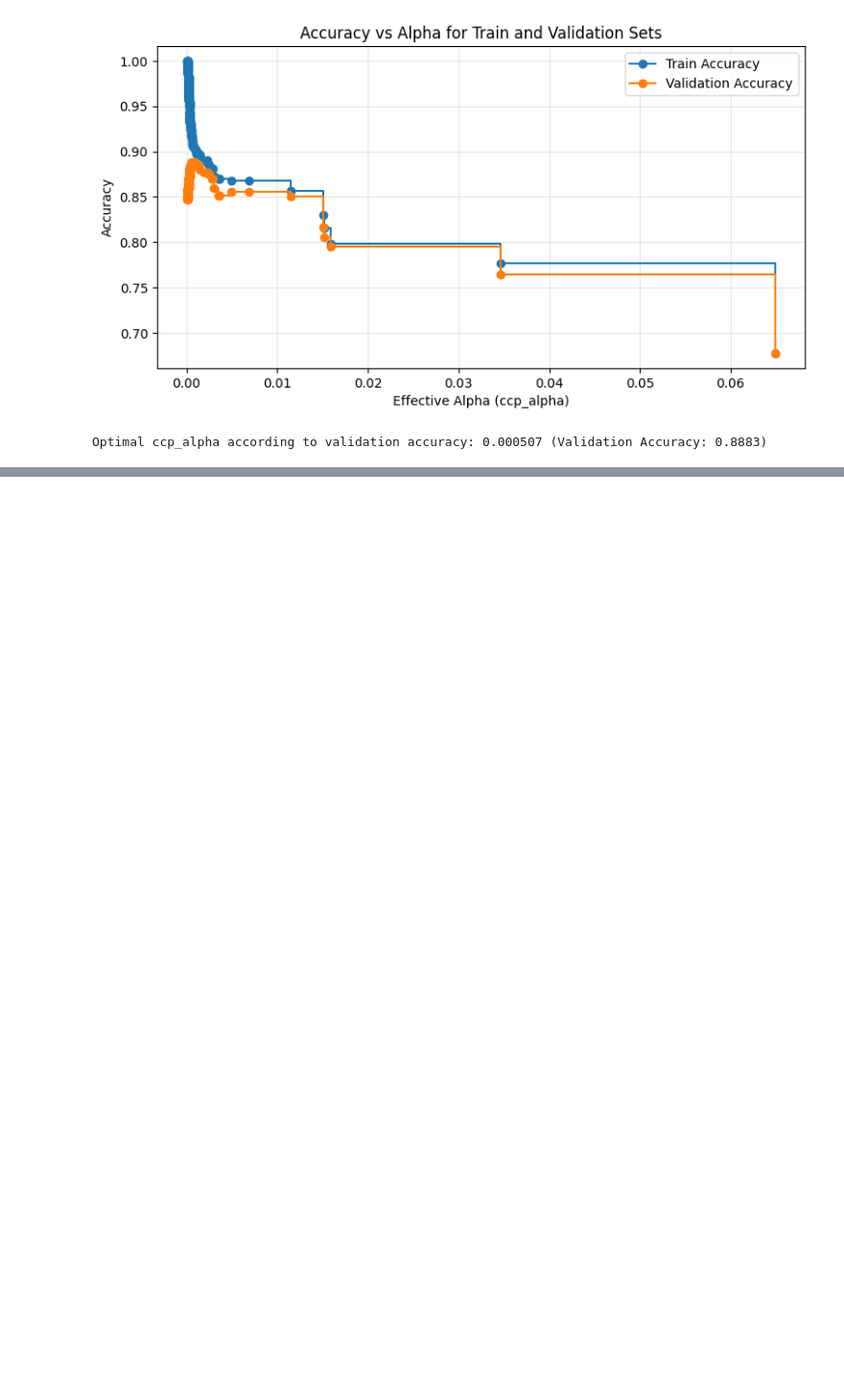
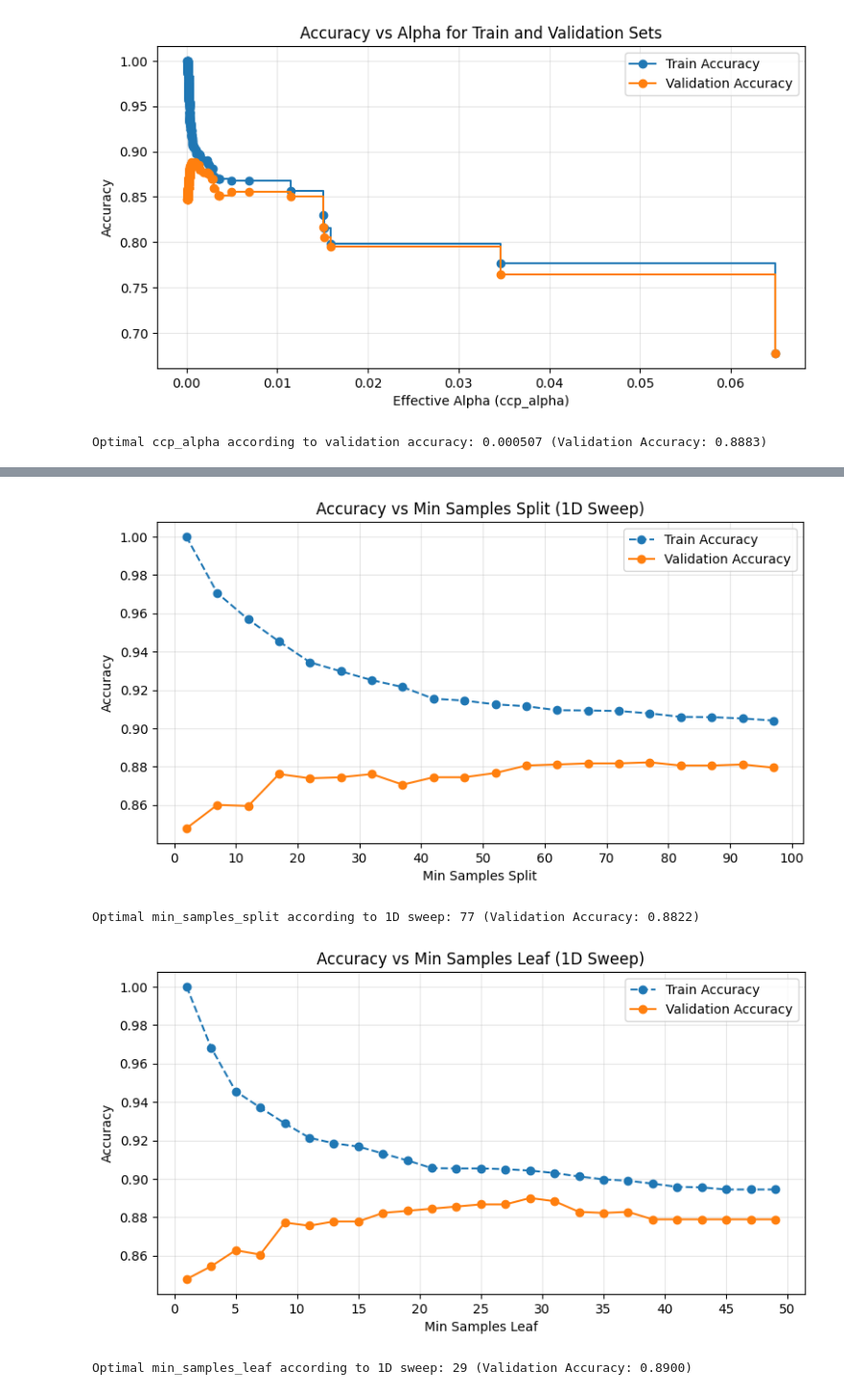
Before and after one commit to yaelelazari/ML_Project, a Jupyter notebook: Airline_Project_Part_B_Group3.ipynb, the cells around one changed output, grey strips where cells are left out. Shown at 96% size. Saved outputs shown, nothing was run; the diff lists cells and outputs as text; code cells hidden in the pictures; blank space fills up the shorter version.

```diff
--- a/Airline_Project_Part_B_Group3.ipynb
+++ b/Airline_Project_Part_B_Group3.ipynb
@@ -971,0 +1078,71 @@ Optimal ccp_alpha according to validation accuracy: 0.000507 (Validation Accurac
+# %%
+# ==============================================================================
+# כיוונון 1D עבור min_samples_split ו-min_samples_leaf
+# ==============================================================================
+
+import numpy as np
+import pandas as pd
+import matplotlib.pyplot as plt
+from sklearn.tree import DecisionTreeClassifier
+from sklearn.metrics import accuracy_score
+
+# ------------------------------------------------------------------------------
+# סריקת 1D עבור min_samples_split
+# ------------------------------------------------------------------------------
+min_samples_split_list = np.arange(2, 101, 5)
+train_accs_split = []
+valid_accs_split = []
+
+for split in min_samples_split_list:
+    clf = DecisionTreeClassifier(min_samples_split=split, random_state=RANDOM_STATE)
+    clf.fit(X_train_preprocessed, y_train_dt)
+    train_accs_split.append(accuracy_score(y_train_dt, clf.predict(X_train_preprocessed)))
+    valid_accs_split.append(accuracy_score(y_valid_dt, clf.predict(X_valid_preprocessed)))
+
+plt.figure(figsize=(9, 4.5))
+plt.plot(min_samples_split_list, train_accs_split, marker='o', label='Train Accuracy', linestyle='--')
+plt.plot(min_samples_split_list, valid_accs_split, marker='o', label='Validation Accuracy')
+plt.xlabel('Min Samples Split')
+plt.ylabel('Accuracy')
+plt.title('Accuracy vs Min Samples Split (1D Sweep)')
+plt.xticks(np.arange(0, 101, 10))
+plt.legend()
+plt.grid(alpha=0.3)
+plt.show()
+
+best_split_idx = np.argmax(valid_accs_split)
+best_split_val = min_samples_split_list[best_split_idx]
+print(f'Optimal min_samples_split according to 1D sweep: {best_split_val} (Validation Accuracy: {valid_accs_split[best_split_idx]:.4f})')
+
+# ------------------------------------------------------------------------------
+# סריקת 1D עבור min_samples_leaf
+# ------------------------------------------------------------------------------
+min_samples_leaf_list = np.arange(1, 51, 2)
+train_accs_leaf = []
+valid_accs_leaf = []
+
+for leaf in min_samples_leaf_list:
+    clf = DecisionTreeClassifier(min_samples_leaf=leaf, random_state=RANDOM_STATE)
+    clf.fit(X_train_preprocessed, y_train_dt)
+    train_accs_leaf.append(accuracy_score(y_train_dt, clf.predict(X_train_preprocessed)))
+    valid_accs_leaf.append(accuracy_score(y_valid_dt, clf.predict(X_valid_preprocessed)))
+
+plt.figure(figsize=(9, 4.5))
+plt.plot(min_samples_leaf_list, train_accs_leaf, marker='o', label='Train Accuracy', linestyle='--')
+plt.plot(min_samples_leaf_list, valid_accs_leaf, marker='o', label='Validation Accuracy')
+plt.xlabel('Min Samples Leaf')
+plt.ylabel('Accuracy')
+plt.title('Accuracy vs Min Samples Leaf (1D Sweep)')
+plt.xticks(np.arange(0, 51, 5))
+plt.legend()
+plt.grid(alpha=0.3)
+plt.show()
+
+best_leaf_idx = np.argmax(valid_accs_leaf)
+best_leaf_val = min_samples_leaf_list[best_leaf_idx]
+print(f'Optimal min_samples_leaf according to 1D sweep: {best_leaf_val} (Validation Accuracy: {valid_accs_leaf[best_leaf_idx]:.4f})')
+# %% [output]
+[figure, added]
+Optimal min_samples_split according to 1D sweep: 77 (Validation Accuracy: 0.8822)
+[figure, added]
+Optimal min_samples_leaf according to 1D sweep: 29 (Validation Accuracy: 0.8900)
```
Also changed, not shown: parts of 149 cells of this notebook.
